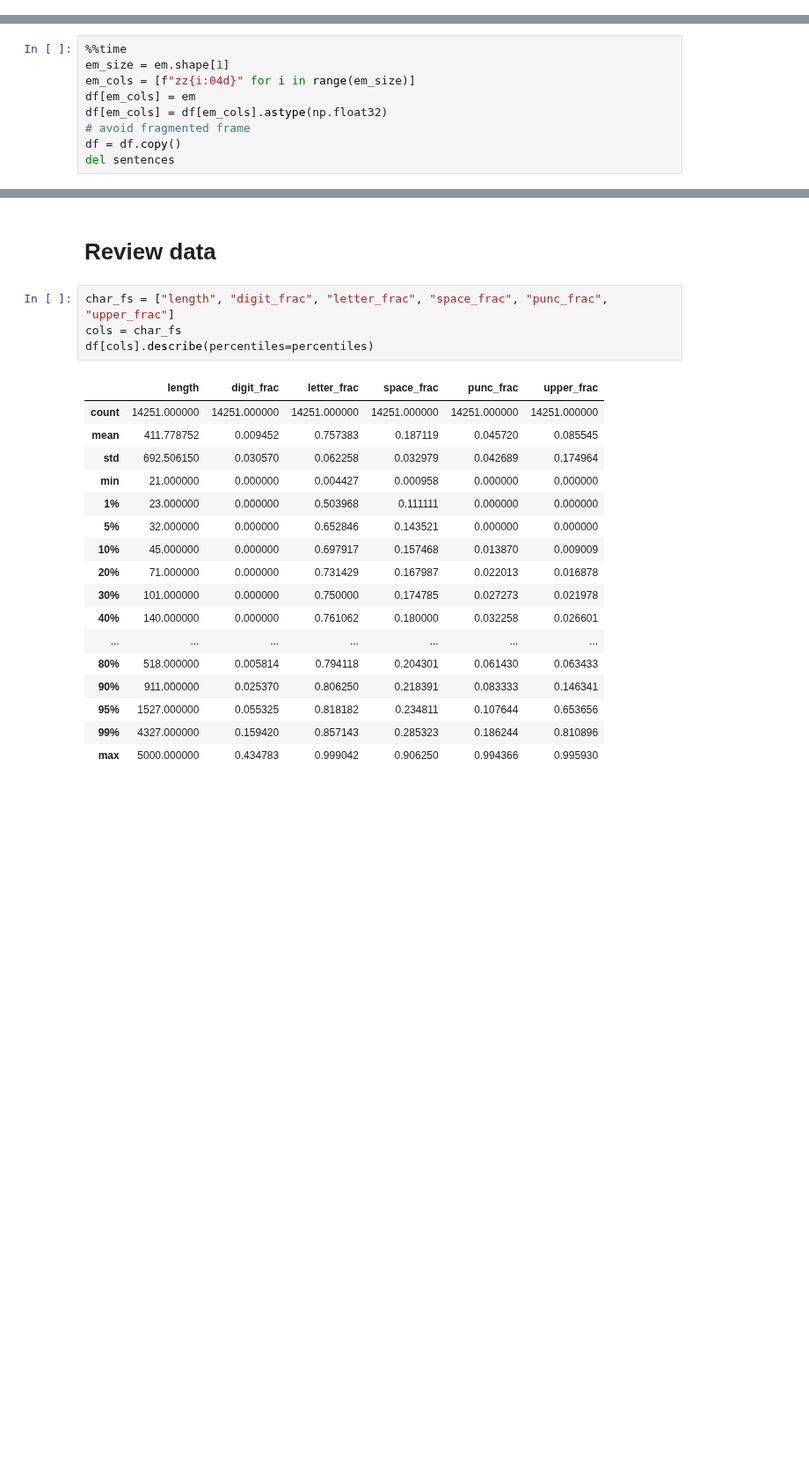
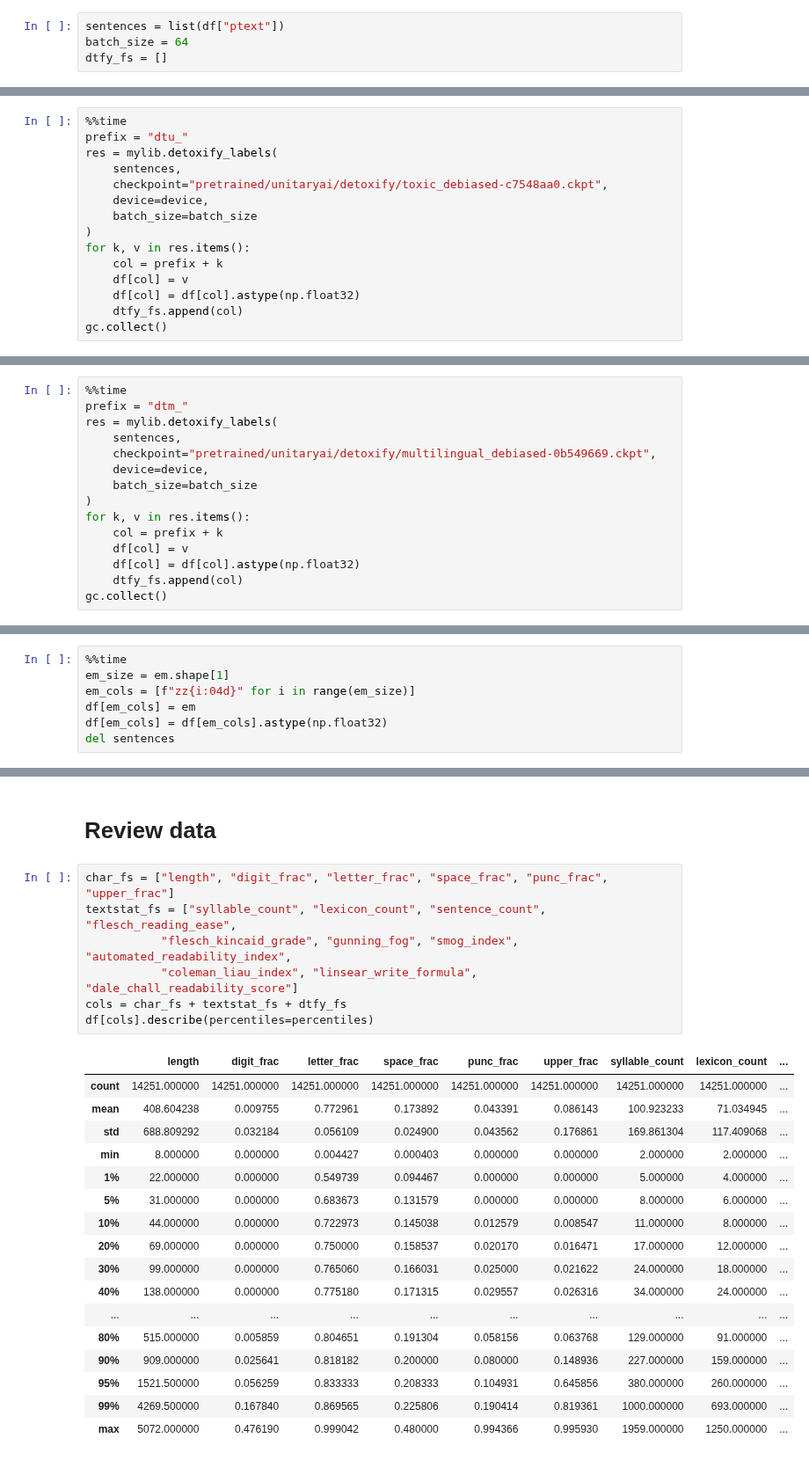
Before and after one commit to seahrh/kaggle-jigsaw-toxic-severity-rating, a Jupyter notebook: val.ipynb, the cells around one changed output, grey strips where cells are left out. Shown at 88% size. Cells and saved outputs as stored; diff of their text form; blank space fills up the shorter version.

```diff
--- a/val.ipynb
+++ b/val.ipynb
@@ -120,0 +214,4 @@ df[col] = df[col].astype(np.float32)
+# %%
+sentences = list(df["ptext"])
+batch_size = 64
+dtfy_fs = []
@@ -120,0 +236,15 @@ df[col] = df[col].astype(np.float32)
+# %%
+%%time
+prefix = "dtu_"
+res = mylib.detoxify_labels(
+    sentences,
+    checkpoint="pretrained/unitaryai/detoxify/toxic_debiased-c7548aa0.ckpt",
+    device=device,
+    batch_size=batch_size
+)
+for k, v in res.items():
+    col = prefix + k
+    df[col] = v
+    df[col] = df[col].astype(np.float32)
+    dtfy_fs.append(col)
+gc.collect()
@@ -120,0 +254,15 @@ df[col] = df[col].astype(np.float32)
+# %%
+%%time
+prefix = "dtm_"
+res = mylib.detoxify_labels(
+    sentences,
+    checkpoint="pretrained/unitaryai/detoxify/multilingual_debiased-0b549669.ckpt",
+    device=device,
+    batch_size=batch_size
+)
+for k, v in res.items():
+    col = prefix + k
+    df[col] = v
+    df[col] = df[col].astype(np.float32)
+    dtfy_fs.append(col)
+gc.collect()
@@ -137,7 +291,5 @@ em_size = em.shape[1]
 em_cols = [f"zz{i:04d}" for i in range(em_size)]
 df[em_cols] = em
 df[em_cols] = df[em_cols].astype(np.float32)
-# avoid fragmented frame
-df = df.copy()
 del sentences
 # %% [output]
@@ -146,24 +298,27 @@ Wall time: 276 ms
 # Review data
 # %%
 char_fs = ["length", "digit_frac", "letter_frac", "space_frac", "punc_frac", "upper_frac"]
-cols = char_fs
+textstat_fs = ["syllable_count", "lexicon_count", "sentence_count", "flesch_reading_ease",
+           "flesch_kincaid_grade", "gunning_fog", "smog_index", "automated_readability_index",
+           "coleman_liau_index", "linsear_write_formula", "dale_chall_readability_score"]
+cols = char_fs + textstat_fs + dtfy_fs
 df[cols].describe(percentiles=percentiles)
 # %% [output]
-|  | length | digit_frac | letter_frac | space_frac | punc_frac | upper_frac |
-| count | 14251.000000 | 14251.000000 | 14251.000000 | 14251.000000 | 14251.000000 | 14251.000000 |
-| mean | 411.778752 | 0.009452 | 0.757383 | 0.187119 | 0.045720 | 0.085545 |
-| std | 692.506150 | 0.030570 | 0.062258 | 0.032979 | 0.042689 | 0.174964 |
-| min | 21.000000 | 0.000000 | 0.004427 | 0.000958 | 0.000000 | 0.000000 |
-| 1% | 23.000000 | 0.000000 | 0.503968 | 0.111111 | 0.000000 | 0.000000 |
-| 5% | 32.000000 | 0.000000 | 0.652846 | 0.143521 | 0.000000 | 0.000000 |
-| 10% | 45.000000 | 0.000000 | 0.697917 | 0.157468 | 0.013870 | 0.009009 |
-| 20% | 71.000000 | 0.000000 | 0.731429 | 0.167987 | 0.022013 | 0.016878 |
-| 30% | 101.000000 | 0.000000 | 0.750000 | 0.174785 | 0.027273 | 0.021978 |
-| 40% | 140.000000 | 0.000000 | 0.761062 | 0.180000 | 0.032258 | 0.026601 |
-| ... | ... | ... | ... | ... | ... | ... |
-| 80% | 518.000000 | 0.005814 | 0.794118 | 0.204301 | 0.061430 | 0.063433 |
-| 90% | 911.000000 | 0.025370 | 0.806250 | 0.218391 | 0.083333 | 0.146341 |
-| 95% | 1527.000000 | 0.055325 | 0.818182 | 0.234811 | 0.107644 | 0.653656 |
-| 99% | 4327.000000 | 0.159420 | 0.857143 | 0.285323 | 0.186244 | 0.810896 |
-| max | 5000.000000 | 0.434783 | 0.999042 | 0.906250 | 0.994366 | 0.995930 |
+|  | length | digit_frac | letter_frac | space_frac | punc_frac | upper_frac | syllable_count | lexicon_count | ... |
+| count | 14251.000000 | 14251.000000 | 14251.000000 | 14251.000000 | 14251.000000 | 14251.000000 | 14251.000000 | 14251.000000 | ... |
+| mean | 408.604238 | 0.009755 | 0.772961 | 0.173892 | 0.043391 | 0.086143 | 100.923233 | 71.034945 | ... |
+| std | 688.809292 | 0.032184 | 0.056109 | 0.024900 | 0.043562 | 0.176861 | 169.861304 | 117.409068 | ... |
+| min | 8.000000 | 0.000000 | 0.004427 | 0.000403 | 0.000000 | 0.000000 | 2.000000 | 2.000000 | ... |
+| 1% | 22.000000 | 0.000000 | 0.549739 | 0.094467 | 0.000000 | 0.000000 | 5.000000 | 4.000000 | ... |
+| 5% | 31.000000 | 0.000000 | 0.683673 | 0.131579 | 0.000000 | 0.000000 | 8.000000 | 6.000000 | ... |
+| 10% | 44.000000 | 0.000000 | 0.722973 | 0.145038 | 0.012579 | 0.008547 | 11.000000 | 8.000000 | ... |
+| 20% | 69.000000 | 0.000000 | 0.750000 | 0.158537 | 0.020170 | 0.016471 | 17.000000 | 12.000000 | ... |
+| 30% | 99.000000 | 0.000000 | 0.765060 | 0.166031 | 0.025000 | 0.021622 | 24.000000 | 18.000000 | ... |
+| 40% | 138.000000 | 0.000000 | 0.775180 | 0.171315 | 0.029557 | 0.026316 | 34.000000 | 24.000000 | ... |
+| ... | ... | ... | ... | ... | ... | ... | ... | ... | ... |
+| 80% | 515.000000 | 0.005859 | 0.804651 | 0.191304 | 0.058156 | 0.063768 | 129.000000 | 91.000000 | ... |
+| 90% | 909.000000 | 0.025641 | 0.818182 | 0.200000 | 0.080000 | 0.148936 | 227.000000 | 159.000000 | ... |
+| 95% | 1521.500000 | 0.056259 | 0.833333 | 0.208333 | 0.104931 | 0.645856 | 380.000000 | 260.000000 | ... |
+| 99% | 4269.500000 | 0.167840 | 0.869565 | 0.225806 | 0.190414 | 0.819361 | 1000.000000 | 693.000000 | ... |
+| max | 5072.000000 | 0.476190 | 0.999042 | 0.480000 | 0.994366 | 0.995930 | 1959.000000 | 1250.000000 | ... |
 # %%
```
Also changed, not shown: parts of 27 cells of this notebook, 6 other files.
